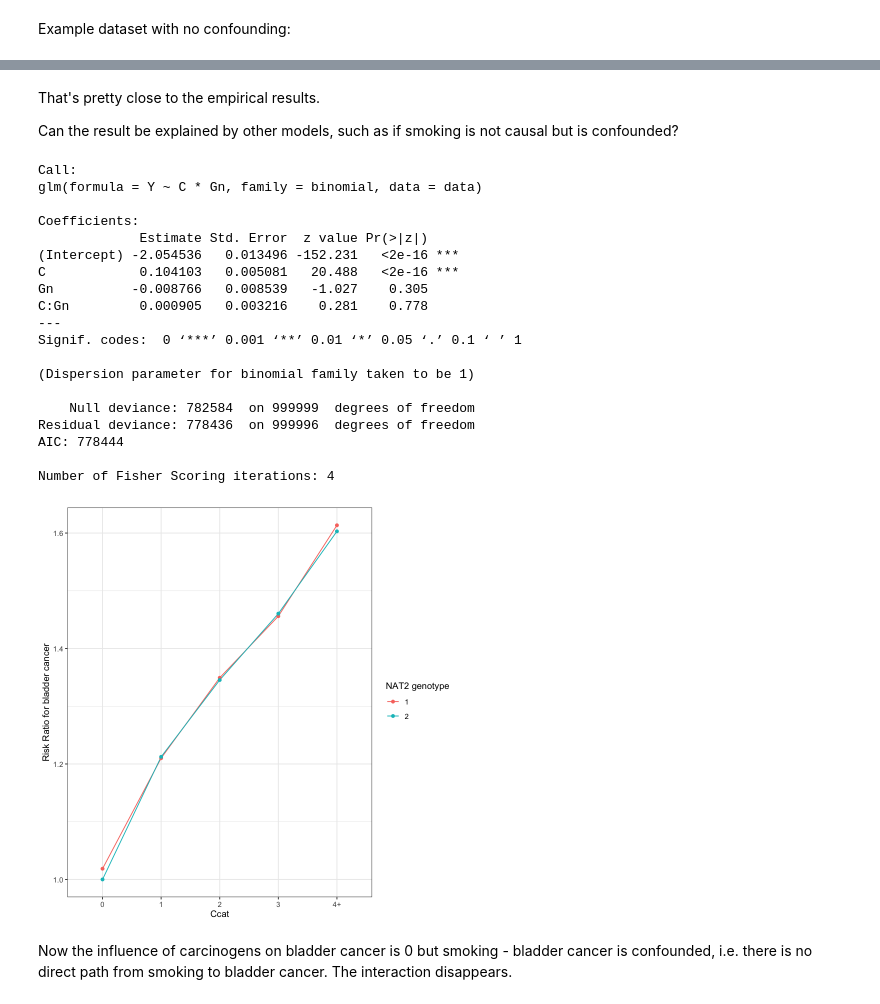
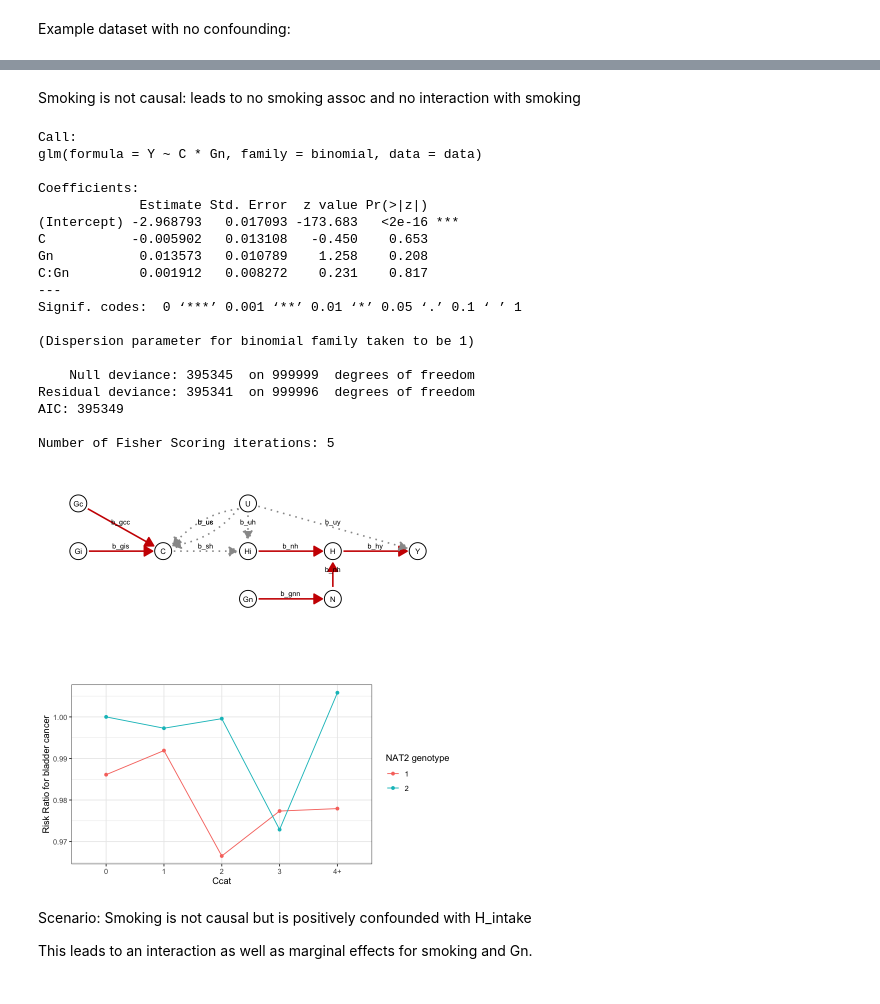
Before and after one commit to explodecomputer/lab-book, a Jupyter notebook: posts/2026-03-05-nat2-bc/analysis.ipynb, the cells around one changed output, grey strips where cells are left out. Saved outputs shown, nothing was run; the diff lists cells and outputs as text; code cells hidden in the pictures.

```diff
--- a/posts/2026-03-05-nat2-bc/analysis.ipynb
+++ b/posts/2026-03-05-nat2-bc/analysis.ipynb
@@ -96,4 +233,16 @@ And this is the estimation model - the influence of smoking on bladder cancer st
 estimation_gc2005 <- function(data) {
     model <- glm(Y ~ C * Gn, data = data, family = binomial)
     summary(model)
+    p <- ggplot(rr, aes(x = Ccat, y = RR, group = Gn, color = factor(Gn))) +    return(p)
 }
+# %%
+plot_rr <- function(data) {
+    print(estimation_gc2005(data))
+    rr <- estimation2(data)
+    p <- ggplot(rr, aes(x = Ccat, y = RR, group = Gn, color = factor(Gn))) +
+        geom_line() +
+        geom_point() +
+        theme_bw() +
+        labs(y = "Risk Ratio for bladder cancer", color = "NAT2 genotype")
+    return(p)
+}
@@ -100,3 +264,13 @@ estimation_gc2005 <- function(data) {
+# %%
+analysis <- function(b_0, b_hy, b_uy, b_sh, b_nh, b_gcc, b_gis, b_gnn, b_us, b_uc, b_uh, n, plot=TRUE) {
+    data <- dgm(b_0, b_hy, b_uy, b_sh, b_nh, b_gcc, b_gis, b_gnn, b_us, b_uc, b_uh, n)
+    p1 <- draw_dag(b_hy, b_uy, b_sh, b_nh, b_gcc, b_gis, b_gnn, b_us, b_uc, b_uh)
+    p2 <- plot_rr(data)
+    # plot p1 and p2 side by side
+    if (plot) {
+        gridExtra::grid.arrange(p1, p2, nrow = 2)
+    }
+}
 # %% [markdown]
 Example dataset with no confounding:
 # %%
@@ -267,44 +314,43 @@ Number of Fisher Scoring iterations: 5
 # %% [markdown]
-That's pretty close to the empirical results.
-
-Can the result be explained by other models, such as if smoking is not causal but is confounded?
+Smoking is not causal: leads to no smoking assoc and no interaction with smoking
 # %%
-# Confounding of smoking and H
-dgm(
+analysis(
     b_0 = -3,
-    b_hy = 0,
-    b_uy = 2,
-    b_sh = 2,
+    b_hy = 1.3,
+    b_sh = 0,
     b_nh = 0.2,
     b_gcc = 1.0,
     b_gis = 1.0,
     b_gnn = 0.4,
-    b_us = 2,
-    b_uc = 2,
+    b_us = 0,
+    b_uc = 0,
     b_uh = 0,
+    b_uy = 0,
     n = 1000000
-) %>% plot_rr()
+)
 # %% [output]
 Call:
 glm(formula = Y ~ C * Gn, family = binomial, data = data)
 
 Coefficients:
              Estimate Std. Error  z value Pr(>|z|)
-(Intercept) -2.054536   0.013496 -152.231   <2e-16 ***
-C            0.104103   0.005081   20.488   <2e-16 ***
-Gn          -0.008766   0.008539   -1.027    0.305
-C:Gn         0.000905   0.003216    0.281    0.778
+(Intercept) -2.968793   0.017093 -173.683   <2e-16 ***
+C           -0.005902   0.013108   -0.450    0.653
+Gn           0.013573   0.010789    1.258    0.208
+C:Gn         0.001912   0.008272    0.231    0.817
 ---
 Signif. codes:  0 ‘***’ 0.001 ‘**’ 0.01 ‘*’ 0.05 ‘.’ 0.1 ‘ ’ 1
 
 (Dispersion parameter for binomial family taken to be 1)
 
-    Null deviance: 782584  on 999999  degrees of freedom
-Residual deviance: 778436  on 999996  degrees of freedom
-AIC: 778444
+    Null deviance: 395345  on 999999  degrees of freedom
+Residual deviance: 395341  on 999996  degrees of freedom
+AIC: 395349
 
-Number of Fisher Scoring iterations: 4
+Number of Fisher Scoring iterations: 5
-[figure, old version]
+[figure, new version]
 # %% [markdown]
-Now the influence of carcinogens on bladder cancer is 0 but smoking - bladder cancer is confounded, i.e. there is no direct path from smoking to bladder cancer. The interaction disappears.
+Scenario: Smoking is not causal but is positively confounded with H_intake
+
+This leads to an interaction as well as marginal effects for smoking and Gn.
 # %%
```
Also changed, not shown: parts of 25 cells of this notebook.
